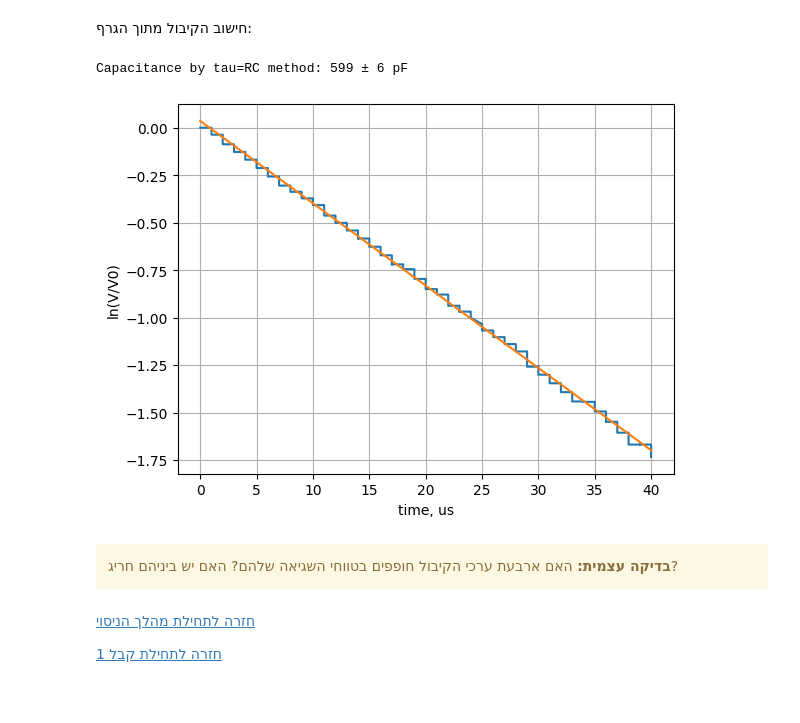
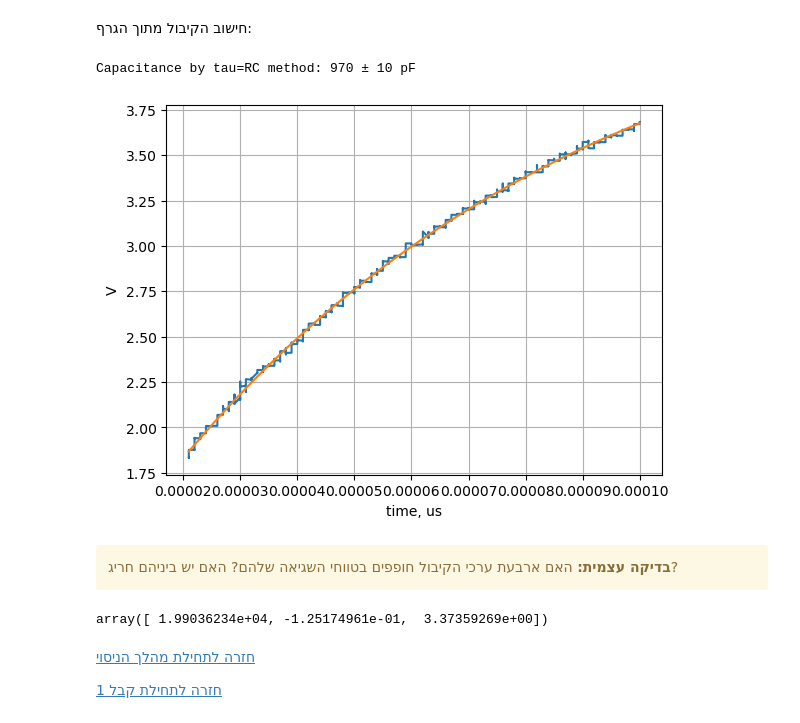
Before and after one commit to tphlabs/data, a Jupyter notebook: Lab2_C/2026.03/Lab2_Capacitor_LogBook.ipynb, the cells around one changed output. Cells and saved outputs as stored; diff of their text form; code cells hidden in the pictures.

```diff
--- a/Lab2_C/2026.03/Lab2_Capacitor_LogBook.ipynb
+++ b/Lab2_C/2026.03/Lab2_Capacitor_LogBook.ipynb
@@ -57,9 +55,9 @@ TIME_MAX = 40e-6 #s
 $$ C = {A \varepsilon_0 \varepsilon_r \over d}$$
 # %%
 # Resistors:
-R1 = 37.49e3 # kOhm,
+R1 = 75.3e3 # kOhm,
 R1_err = R1 *0.5e-2 +0.1e3 # Accuracy to 2MΩ rgs: ±(0.5% rdg +1dgt)
-R2 = 997 # ohm,
+R2 = 1197 # ohm,
 R2_err = R2 *0.5e-2 + 1 # Accuracy to 2MΩ rgs: ±(0.5% rdg +1dgt)
 # inner resistance of the inpulse generator (do not trust, measure it)
 r_in = 0 # ohm
@@ -67,9 +65,9 @@ r_in_err = 0
 
 # Disks:
 # height of three spacers, mm, with resolutuon 0.01 mm
-d1 = 0.90e-3
-d2 = 0.95e-3
-d3 = 0.90e-3
+d1 = 0.58e-3
+d2 = 0.60e-3
+d3 = 0.60e-3
 # error
 d123_err = 0.02e-3 # mm
 # average space between disks:
@@ -128,8 +126,8 @@ Capacitance by LCR: 535 ± 9 pF
 <div dir=rtl>
 טעינת הנתונים מקובץ:
 # %%
-url = 'https://raw.githubusercontent.com/tphlabs/data/refs/heads/main/Lab2_C/2026.03/'
-filename = url+'A260_d0_air_1.csv'
+url = 'd:/'
+filename = url+'260_75.csv'
 t, vx, vy = np.loadtxt(filename, delimiter=',', skiprows=1, usecols=[0,1,2]).T
 t -= np.min(t)
 plt.plot(t*1e6, vx*1e3, color='yellow', label='Vx')
@@ -146,13 +144,18 @@ plt.grid()
 <div dir=rtl>
 חישוב המתח על הקבל והזרם במעגל:
 # %%
+# time to cut exponential decay curve
+TIME_MAX = 100e-6 #s
+TIME_MIN = 20e-6
+mask =  (t > TIME_MIN) & (t <  TIME_MAX)
+
 V = vx - vy#
 I = vy / R2#
 plt.plot(t * 1e6, V*1e3)
-mask =  t*1e6 <  TIME_MAX*1e6
 plt.plot(t[V<0] * 1e6, V[V<0]*1e3)
 plt.gca().set_ylabel('Voltage on Capacitor, mV')
 plt.gca().set_xlabel('time, us')
 plt.axvline(TIME_MAX*1e6, ls='--', color='gray')
+plt.axvline(TIME_MIN*1e6, ls='--', color='gray')
 plt.grid()
 # %% [output]
@@ -200,29 +203,36 @@ Q-method capacitance: 568 ± 0pF
 <div dir=rtl>
 חישוב הקיבול מתוך הגרף:
 # %%
-lnv = np.log(V[mask]/V[0])
+def discharge(t, tau, A, offset):
+    return offset + A * np.exp(-t/tau)
+
 tmask = t[mask]
-plt.plot(tmask*1e6, lnv)
-fit = linregress(tmask, lnv)
-tau = - 1 / fit.slope
-tau_rel = np.abs(fit.stderr / fit.slope)
+p0 = [(R1+R2) * 700e-12, -1, 4]
+popt, pcov =  curve_fit(discharge, t[mask], V[mask], p0=p0)
+plt.plot(t[mask], V[mask])
+tau, A, offset = popt
 R = R1 + R2
 R_rel = sum_err(R1_err/R1,   R2_err/R2)
 C_rel = sum_err(tau_rel, R_rel)
 C = tau / R
 C_err = C * C_rel
-plt.plot(t[mask]*1e6, fit.intercept + fit.slope * t[mask])
+plt.plot(t[mask], discharge(t[mask], tau, A, offset))
 plt.grid()
 plt.xlabel('time, us')
-plt.ylabel('ln(V/V0)')
+plt.ylabel('V')
 printC(C, C_err, 'tau=RC method')
 # %% [output]
-Capacitance by tau=RC method: 599 ± 6 pF
+Capacitance by tau=RC method: 970 ± 10 pF
-[figure, old version]
+[figure, new version]
 # %% [markdown]
 <div class="alert alert-block alert-warning", dir=rtl>
 <b>בדיקה עצמית:</b> האם ארבעת ערכי הקיבול חופפים בטווחי השגיאה שלהם? האם יש ביניהם חריג?
 </div>
+# %%
+#discharge(t[mask], tau, A, offset)
+popt
+# %% [output]
+array([ 1.99036234e+04, -1.25174961e-01,  3.37359269e+00])
 # %% [markdown]
 [חזרה לתחילת מהלך הניסוי](#mahalah)
 
```
Also changed, not shown: parts of 7 cells of this notebook.
